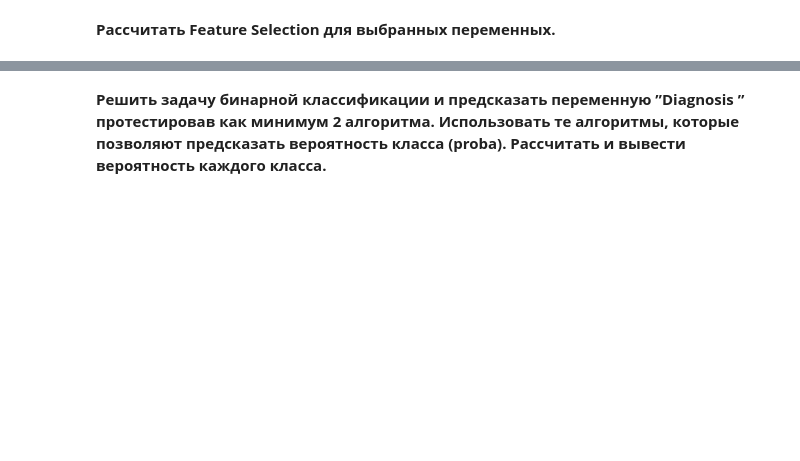
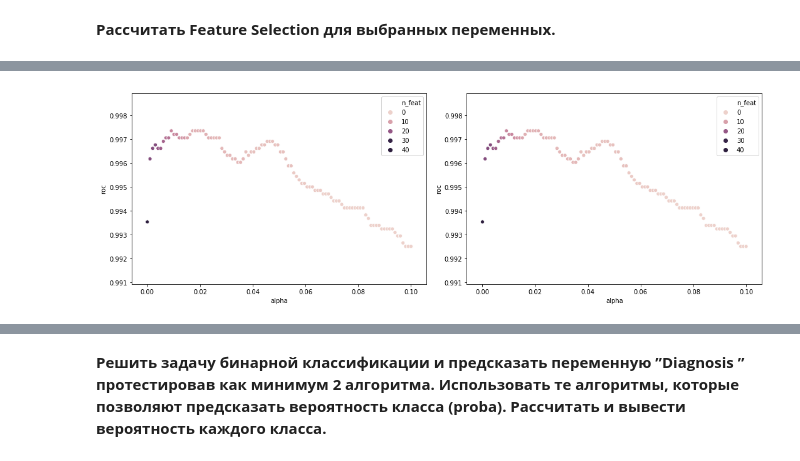
Before and after one commit to stacyinla/DVP-Netology, a Jupyter notebook: iskhakova_pyda_itog.ipynb, the cells around one changed output, grey strips where cells are left out. Drawn from its saved outputs; the diff is of its cells as text; code cells hidden in the pictures; blank space fills up the shorter version.

```diff
--- a/iskhakova_pyda_itog.ipynb
+++ b/iskhakova_pyda_itog.ipynb
@@ -305,0 +329,9 @@ data
+# %%
+# разделим df - 70/30
+y = data['diagnosis'].copy()
+X = data.drop('diagnosis', axis =1)
+X_train, X_test, y_train, y_test = train_test_split(X,y,test_size=0.3,random_state=42)
+print(X_train.shape)
+print(X_test.shape)
+print(y_train.shape)
+print(y_test.shape)
@@ -305,0 +343,15 @@ data
+# %%
+#масштабирую данные
+scaler = StandardScaler()
+X_train =scaler.fit_transform(X_train)
+X_test = scaler.transform(X_test)
+X_train, X_test = pd.DataFrame(X_train, columns=X.columns), pd.DataFrame(X_test, columns=X.columns)
+# %%
+alphas = np.linspace(0.000001, 0.1, 100)
+rocs = []
+n_feats = []
+for a in alphas:
+    lr = Lasso(alpha=a)
+    lr.fit(X_train, y_train)
+    rocs.append(roc_auc_score(y_test, lr.predict(X_test)))
+    n_feats.append((lr.coef_!=0).sum())
@@ -305,0 +368,15 @@ data
+# %%
+cds = pd.DataFrame()
+cds['alpha'] = alphas
+cds['roc'] = rocs
+cds['n_feat'] = n_feats
+cds['n_feat'] = cds['n_feat']
+plt.figure(figsize=(15,5))
+plt.subplot(121)
+sns.scatterplot(x='alpha',y='roc',data=cds, hue='n_feat')
+plt.subplot(122)
+sns.scatterplot(x='alpha',y='roc',data=cds[(cds['roc']>0.9)], hue='n_feat')
+plt.tight_layout()
+plt.show()
+# %% [output]
+[figure, added]
```
Also changed, not shown: parts of 18 cells of this notebook.
